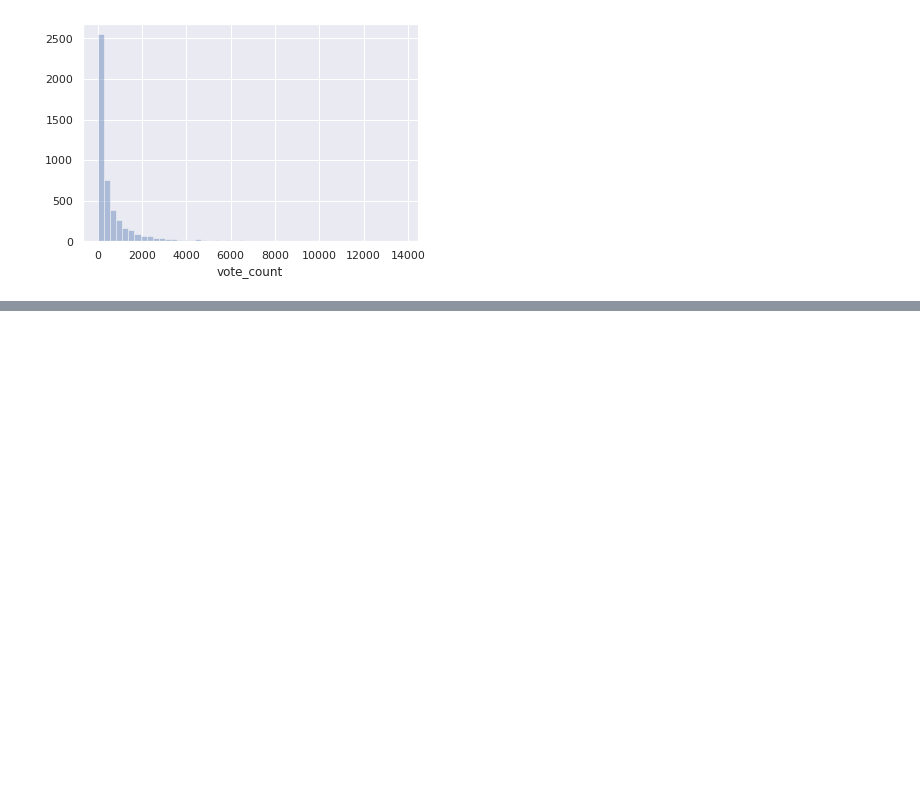
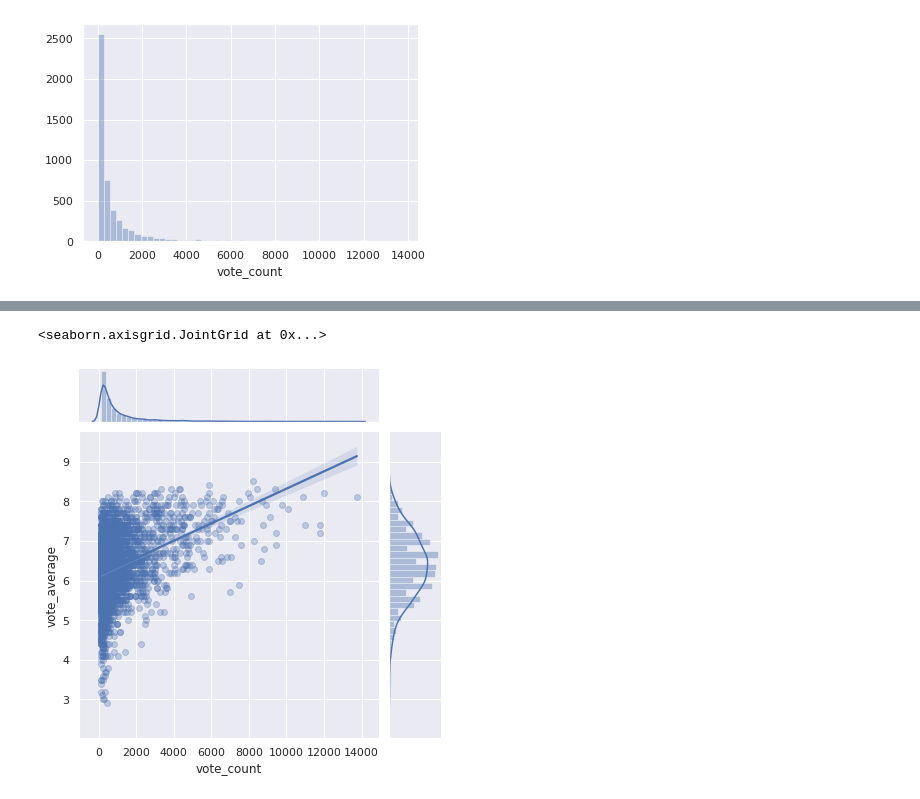
Before and after one commit to saka-21/python_coding, a Jupyter notebook: Seaborn.ipynb, the cells around one changed output, grey strips where cells are left out. Drawn from its saved outputs; the diff is of its cells as text; code cells hidden in the pictures; blank space fills up the shorter version.

```diff
--- a/Seaborn.ipynb
+++ b/Seaborn.ipynb
@@ -30,0 +37,7 @@ sns.distplot(df['vote_count'], norm_hist=False, kde=False)
+# %%
+df = pd.read_csv('dataset/tmdb_5000_movies.csv')
+df = df[df['vote_count'] > 100]
+sns.jointplot(x='vote_count', y='vote_average', data=df, kind='reg', joint_kws={'scatter_kws': dict(alpha=0.3)})
+# %% [output]
+<seaborn.axisgrid.JointGrid at 0x...>
+[figure, added]
```
Also changed, not shown: parts of 6 cells of this notebook, 1 other file.
